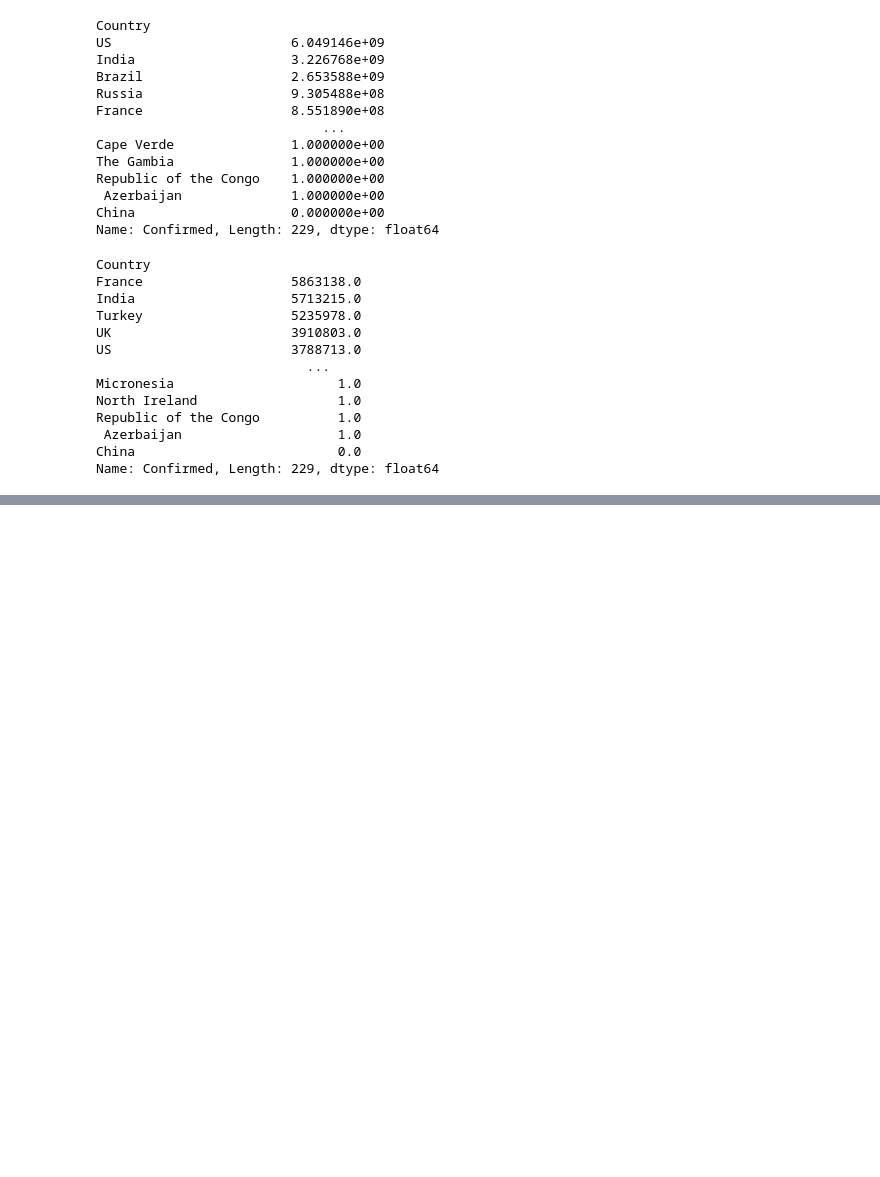
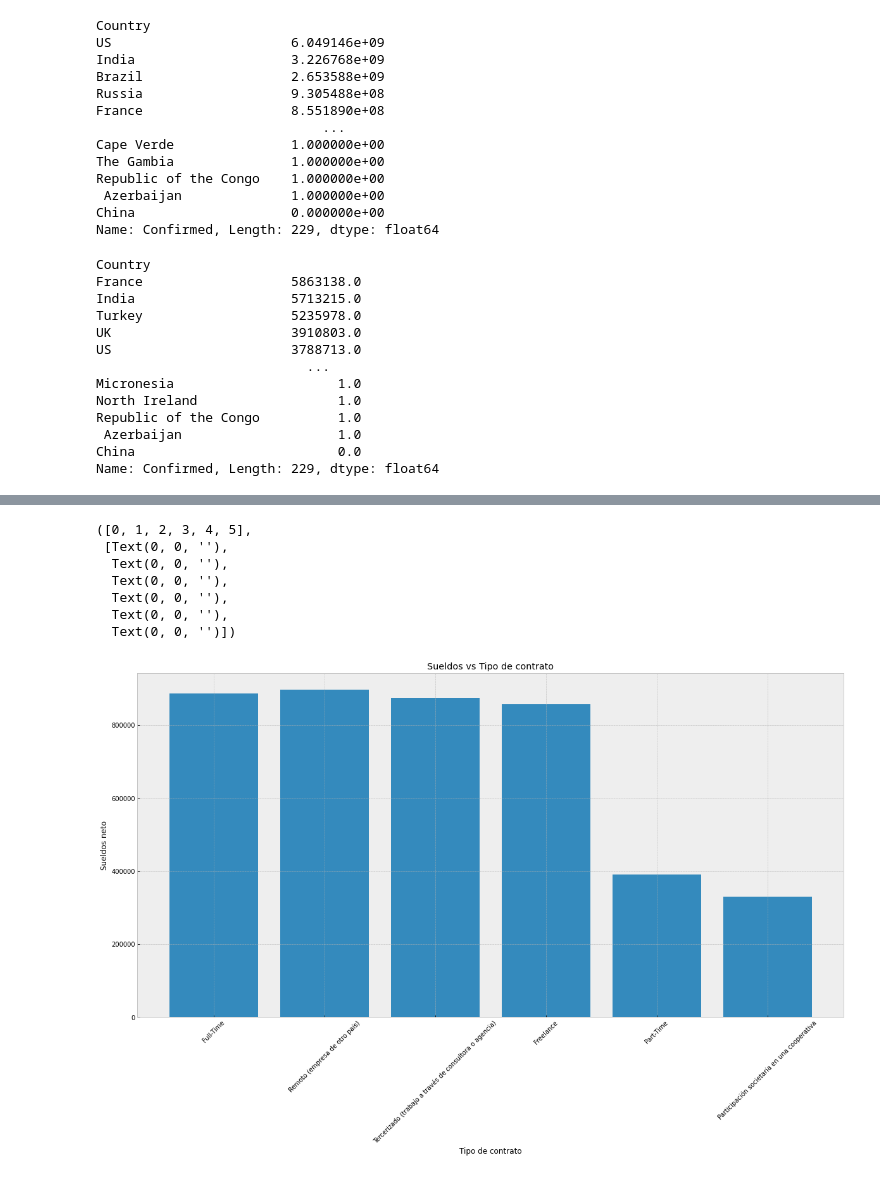
Before and after one commit to anthonypernia/EjerciciosDeTutoriasRealizadas, a Jupyter notebook: visualizaciones/after_class_visualizaciones.ipynb, the cells around one changed output, grey strips where cells are left out. Drawn from its saved outputs; the diff is of its cells as text; code cells hidden in the pictures; blank space fills up the shorter version.

```diff
--- a/visualizaciones/after_class_visualizaciones.ipynb
+++ b/visualizaciones/after_class_visualizaciones.ipynb
@@ -417,0 +457,29 @@ df_pais_cualquiera
+# %%
+df = df.rename(columns={'Me identifico': 'Sexo',
+                        'Tipo de contrato':'Contrato',
+                        'Estoy trabajando en':'Pais' ,
+                        'Dónde estás trabajando':'Ciudad',
+                        'Salario mensual o retiro BRUTO (en tu moneda local)':'SalarioBruto',
+                        'Salario mensual o retiro NETO (en tu moneda local)':'SalarioNeto',
+                        'Pagos en dólares':'PagoDolares',
+                        '¿Qué tan conforme estás con tu sueldo?':'ConformeSueldo',
+                        'Tengo':"Edad"
+                        })
+# %%
+df = df.dropna(subset=['SalarioNeto', 'SalarioBruto'])
+df['Edad'] = df['Edad'].astype(int)
+df = df.loc[(df['Edad'] < 90) & (df['Edad'] > 18)]
+# %%
+df = df.loc[df['SalarioBruto'].astype(str).str.match("^[0-9]*$") == True]
+
+# df['SalarioBruto'] = df['SalarioBruto'].str.replace(',', '') \
+#                                         .str.lower() \
+#                                         .str.replace('$', '') \
+#                                         .str.replace('.', '') \
+#                                         .str.replace('ARS', '') \
+#                                         .str.replace('pesos', '') \
+#                                         .str.replace('argentinos', '') \
+#                                         .str.replace('gentinos', '')
+
+df = df.loc[df['SalarioBruto'].str.len() > 4]
+df['SalarioBruto'] = df['SalarioBruto'].astype(int)
@@ -417,0 +491,3 @@ df_pais_cualquiera
+# %%
+df = df.loc[(df['SalarioBruto'] > 20000) & (df['SalarioBruto'] < 900000)]
+df.head(2)
@@ -417,0 +499,17 @@ df_pais_cualquiera
+# %%
+fig, ax = plt.subplots(figsize=(20,10))
+ax.set_xlabel('Tipo de contrato')
+ax.set_ylabel('Sueldos neto')
+ax.set_title('Sueldos vs Tipo de contrato')
+ax.ticklabel_format(useOffset=False, style='plain')
+ax.bar(df['Contrato'], df['SalarioBruto'])
+plt.xticks(rotation=45)
+# %% [output]
+([0, 1, 2, 3, 4, 5],
+ [Text(0, 0, ''),
+  Text(0, 0, ''),
+  Text(0, 0, ''),
+  Text(0, 0, ''),
+  Text(0, 0, ''),
+  Text(0, 0, '')])
+[figure, added]
```
Also changed, not shown: parts of 16 cells of this notebook, 1 other file.
